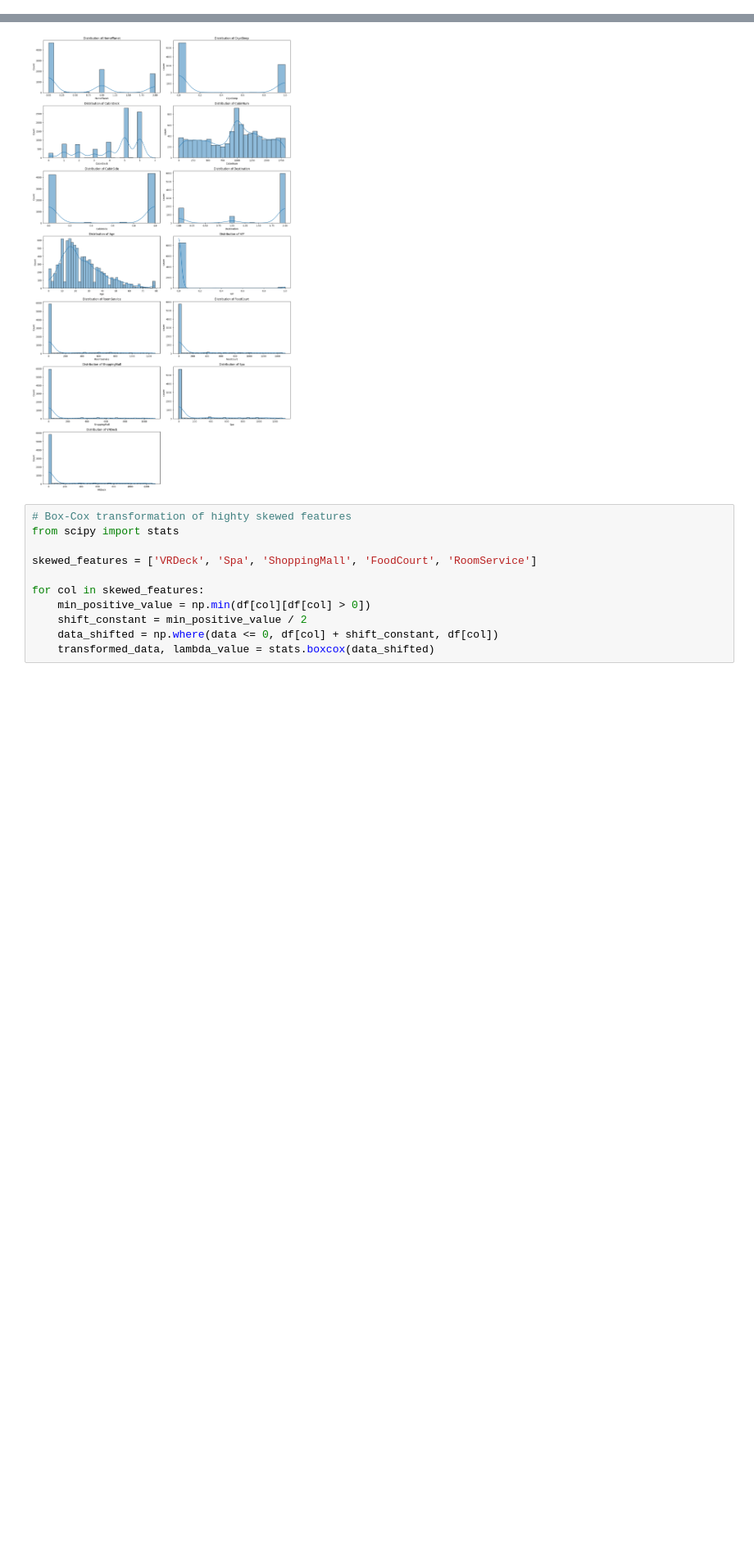
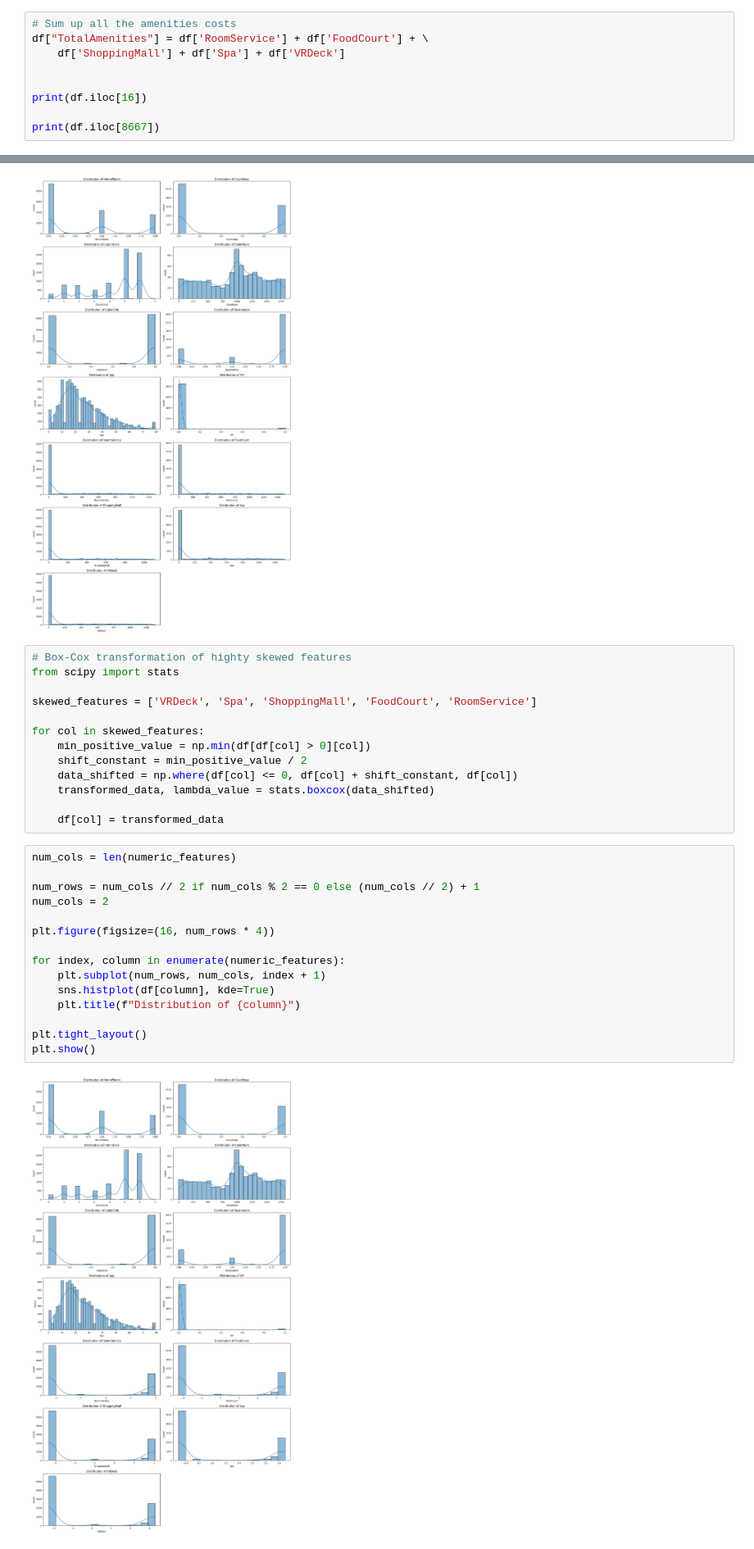
Before and after one commit to VidWantsToDevelop/Kaggle_Solutions, a Jupyter notebook: Competitions/Models/spaceship-titanic/notebook.ipynb, the cells around one changed output, grey strips where cells are left out. Shown: that part at 82% size. Saved outputs shown, nothing was run; the diff lists cells and outputs as text; blank space fills up the shorter version.

```diff
--- a/Competitions/Models/spaceship-titanic/notebook.ipynb
+++ b/Competitions/Models/spaceship-titanic/notebook.ipynb
@@ -209,0 +225,9 @@ len(numeric_features)
+# %%
+# Sum up all the amenities costs
+df["TotalAmenities"] = df['RoomService'] + df['FoodCourt'] + \
+    df['ShoppingMall'] + df['Spa'] + df['VRDeck']
+
+
+print(df.iloc[16])
+
+print(df.iloc[8667])
@@ -243,7 +285,26 @@ from scipy import stats
 skewed_features = ['VRDeck', 'Spa', 'ShoppingMall', 'FoodCourt', 'RoomService']
 
 for col in skewed_features:
-    min_positive_value = np.min(df[col][df[col] > 0])
+    min_positive_value = np.min(df[df[col] > 0][col])
     shift_constant = min_positive_value / 2
-    data_shifted = np.where(data <= 0, df[col] + shift_constant, df[col])
+    data_shifted = np.where(df[col] <= 0, df[col] + shift_constant, df[col])
     transformed_data, lambda_value = stats.boxcox(data_shifted)
+
+    df[col] = transformed_data
+# %%
+num_cols = len(numeric_features)
+
+num_rows = num_cols // 2 if num_cols % 2 == 0 else (num_cols // 2) + 1
+num_cols = 2
+
+plt.figure(figsize=(16, num_rows * 4))
+
+for index, column in enumerate(numeric_features):
+    plt.subplot(num_rows, num_cols, index + 1)
+    sns.histplot(df[column], kde=True)
+    plt.title(f"Distribution of {column}")
+
+plt.tight_layout()
+plt.show()
+# %% [output]
+[figure, added]
```
Also changed, not shown: parts of 3 cells of this notebook.
